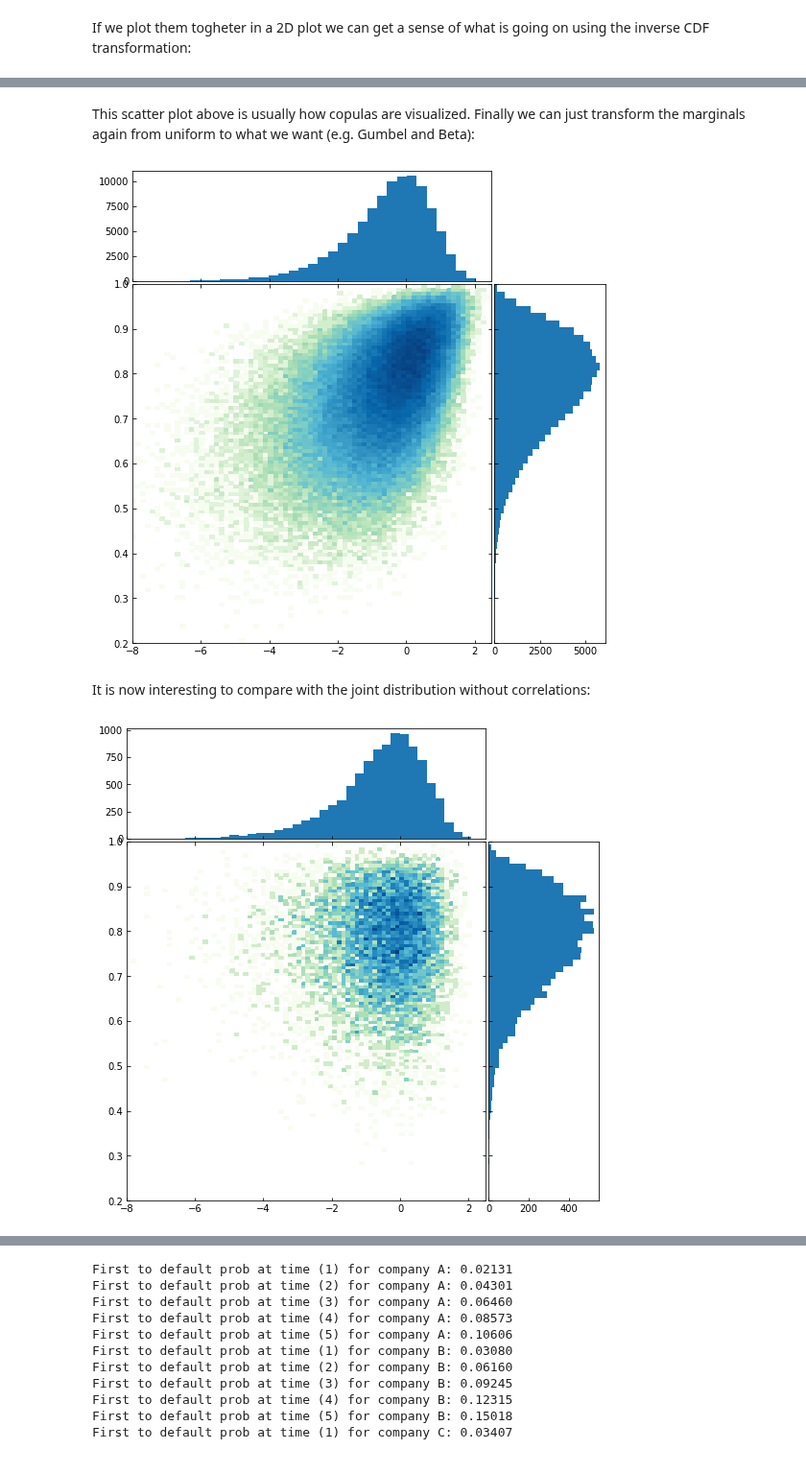
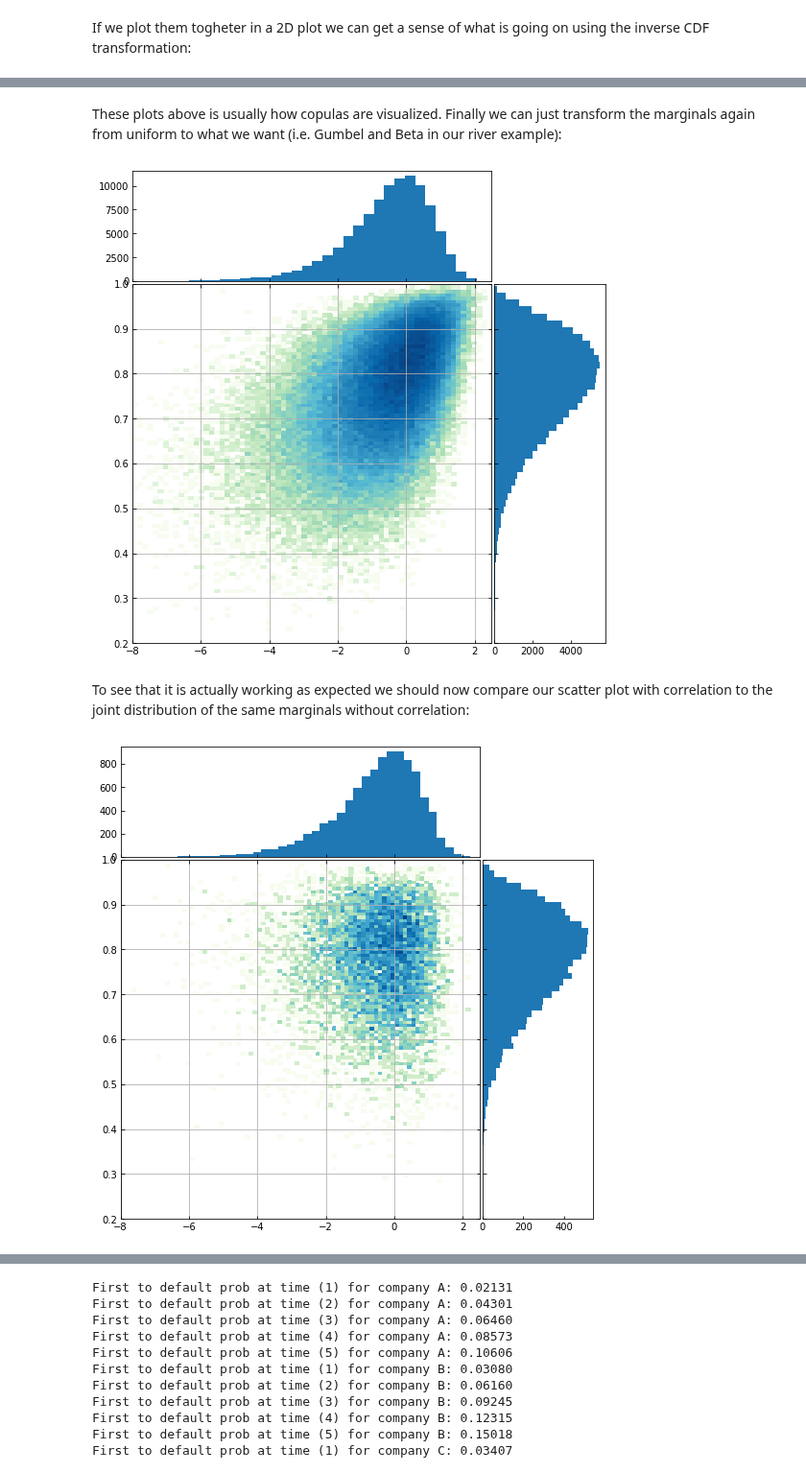
Before and after one commit to matteosan1/finance_course, a Jupyter notebook: libro/copula.ipynb, the cells around one changed output, grey strips where cells are left out. Shown at 96% size. Drawn from its saved outputs; the diff is of its cells as text; code cells hidden in the pictures.

Commit message:
UPD on copula lesson

```diff
--- a/libro/copula.ipynb
+++ b/libro/copula.ipynb
@@ -393,11 +341,13 @@ plt.show()
 # %% [markdown]
-This scatter plot above is usually how copulas are visualized.
-Finally we can just transform the marginals again from uniform to what we want (e.g. Gumbel and Beta):
+These plots above is usually how copulas are visualized.
+Finally we can just transform the marginals again from uniform to what we want (i.e. Gumbel and Beta in our river example):
 # %%
 m1 = stats.gumbel_l()
 m2 = stats.beta(a=10, b=3)
 
+# transform U1 into Gumbel
 x1_trans = m1.ppf(x_unif[:, 0])
+#transform U2 into Beta
 x2_trans = m2.ppf(x_unif[:, 1])
 
 # definitions for the axes
@@ -421,7 +371,7 @@ ax_histy.tick_params(direction='in', labelleft=False)
 
 # the scatter plot:
 ax_scatter.hist2d(x1_trans, x2_trans, bins=100, norm=colors.LogNorm(), cmap="GnBu")
-
+ax_scatter.grid(True)
 ax_scatter.set_xlim((-8, 2.5))
 ax_scatter.set_ylim((0.2, 1))
 
@@ -433,11 +383,13 @@ ax_histy.set_ylim(ax_scatter.get_ylim())
 
 plt.show()
 # %% [output]
-[figure, old version]
+[figure, new version]
-# %% [markdown]
-It is now interesting to compare with the joint distribution without correlations:
+# %% [markdown]
+To see that it is actually working as expected we should now compare our scatter plot with correlation to the joint distribution of the same marginals without correlation:
 # %%
+# sample from Gumbel
 x1 = m1.rvs(10000)
+# sample from Beta
 x2 = m2.rvs(10000)
 
 # definitions for the axes
@@ -445,32 +397,32 @@ left, width = 0.1, 0.65
 bottom, height = 0.1, 0.65
 spacing = 0.005
 
 rect_scatter = [left, bottom, width, height]
 rect_histx = [left, bottom + height + spacing, width, 0.2]
 rect_histy = [left + width + spacing, bottom, 0.2, height]
 
 # start with a rectangular Figure
 plt.figure(figsize=(8, 8))
 
 ax_scatter = plt.axes(rect_scatter)
 ax_scatter.tick_params(direction='in', top=True, right=True)
 ax_histx = plt.axes(rect_histx)
 ax_histx.tick_params(direction='in', labelbottom=False)
 ax_histy = plt.axes(rect_histy)
 ax_histy.tick_params(direction='in', labelleft=False)
 
 # the scatter plot:
 ax_scatter.hist2d(x1, x2, bins=100, norm=colors.LogNorm(), cmap="GnBu")
-
+ax_scatter.grid(True)
 ax_scatter.set_xlim((-8, 2.5))
 ax_scatter.set_ylim((0.2, 1))
 
 ax_histx.hist(x1, bins=50)
 ax_histy.hist(x2, bins=50, orientation='horizontal')
 
 ax_histx.set_xlim(ax_scatter.get_xlim())
 ax_histy.set_ylim(ax_scatter.get_ylim())
 
 plt.show()
 # %% [output]
-[figure, old version]
+[figure, new version]
```
Also changed, not shown: parts of 35 cells of this notebook, 5 other files.
